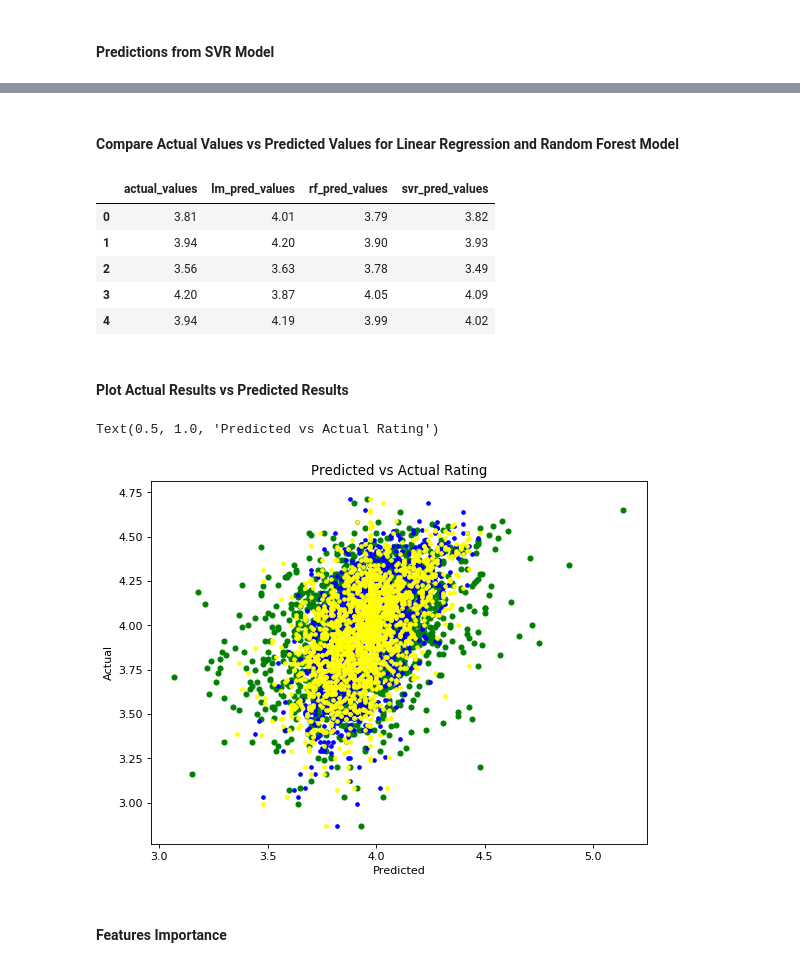
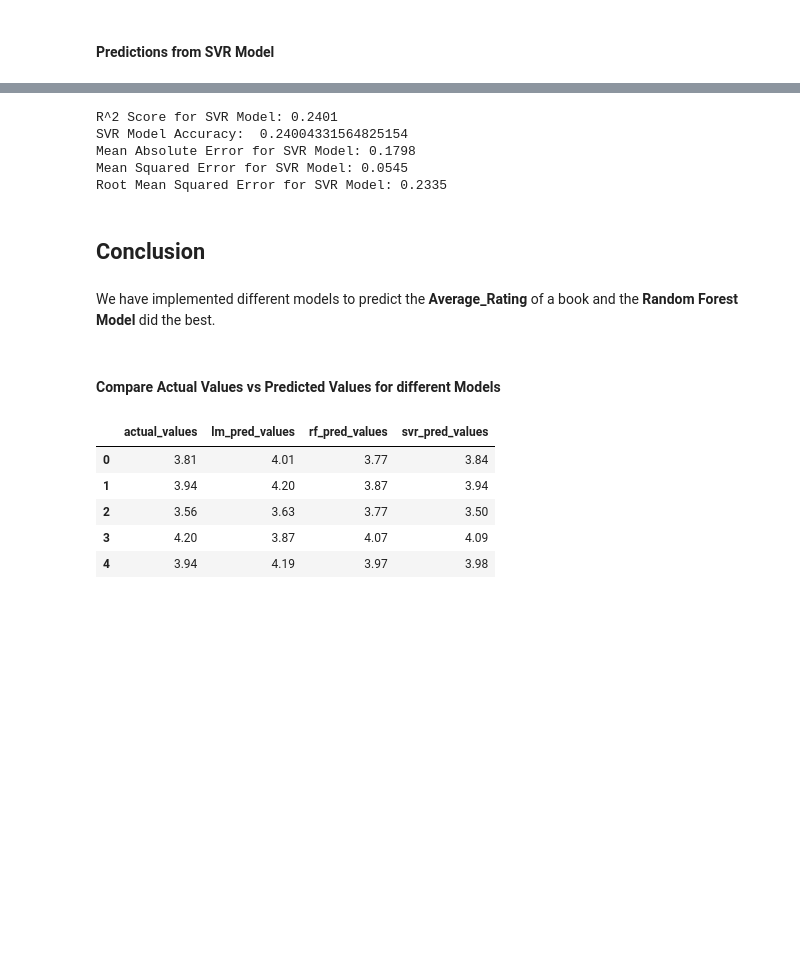
Before and after one commit to Oindrila-Sen/Springboard, a Jupyter notebook: Capstone1/goodreads/Goodreads_Fit_a_Model.ipynb, the cells around one changed output, grey strips where cells are left out. Saved outputs shown, nothing was run; the diff lists cells and outputs as text; code cells hidden in the pictures; blank space fills up the shorter version.

```diff
--- a/Capstone1/goodreads/Goodreads_Fit_a_Model.ipynb
+++ b/Capstone1/goodreads/Goodreads_Fit_a_Model.ipynb
@@ -195,0 +343,3 @@ At around 150 estimators, the score seems to get stable and not increasing anymo
+# %%
+rf_final = RandomForestRegressor(n_estimators = 150, random_state = 42)
+fit_final = rf_final.fit(X_imp_train, y_train)
@@ -195,0 +348,3 @@ At around 150 estimators, the score seems to get stable and not increasing anymo
+# %%
+y_rf_final = rf_final.predict(X_imp_test)
+y_rf_final = y_rf_final.round(2)
@@ -198,6 +379,6 @@ At around 150 estimators, the score seems to get stable and not increasing anymo
 # %%
-clf = svm.SVR()
-clf.fit(X_train, y_train)
+clf = SVR()
+clf.fit(X_imp_train, y_train)
 # %% [output]
 SVR(C=1.0, cache_size=200, coef0=0.0, degree=3, epsilon=0.1,
   gamma='auto_deprecated', kernel='rbf', max_iter=-1, shrinking=True,
@@ -221,5 +386,5 @@ y_pred_rf = y_pred_rf.round(2)
 # %% [markdown]
 #### Predictions from SVR Model
 # %%
-y_pred_svm = clf.predict(X_test)
+y_pred_svm = clf.predict(X_imp_test)
 y_pred_svm = y_pred_svm.round(2)
@@ -266,34 +402,38 @@ Root Mean Squared Error for SVR Model: 0.23142293793057234
+# %%
+print('R^2 Score for SVR Model:', round(clf.score(X_imp_test, y_test),4))
+###. Using Metrics
+print('SVR Model Accuracy: ', metrics.r2_score(y_test, y_pred_svm))
+print('Mean Absolute Error for SVR Model:', round(metrics.mean_absolute_error(y_test, y_pred_svm),4))
+print('Mean Squared Error for SVR Model:', round(metrics.mean_squared_error(y_test, y_pred_svm),4))
+print('Root Mean Squared Error for SVR Model:', round(np.sqrt(metrics.mean_squared_error(y_test, y_pred_svm)),4))
+# %% [output]
+R^2 Score for SVR Model: 0.2401
+SVR Model Accuracy:  0.24004331564825154
+Mean Absolute Error for SVR Model: 0.1798
+Mean Squared Error for SVR Model: 0.0545
+Root Mean Squared Error for SVR Model: 0.2335
+# %% [markdown]
+## Conclusion
+# %% [markdown]
+We have implemented different models to predict the **Average_Rating** of a book and the **Random Forest Model** did the best.
 # %% [markdown]
-#### Compare Actual Values vs Predicted Values for Linear Regression and Random Forest Model
+#### Compare Actual Values vs Predicted Values for different Models
 # %%
 actual_values = np.asarray(y_test.average_rating)
+y_pred_lm = y_pred_lm.tolist()
+y_pred_lm = list(itertools.chain.from_iterable(y_pred_lm))
 lm_pred_values = np.asarray(y_pred_lm)
-rf_pred_values = np.asarray(y_pred_rf)
+rf_pred_values = np.asarray(y_rf_final)
 svr_pred_values = np.asarray(y_pred_svm)
 results = pd.DataFrame({'actual_values':actual_values,
                         'lm_pred_values':lm_pred_values,
-                        'rf_pred_values':rf_pred_values,
+                        'rf_pred_values':y_rf_final,
                         'svr_pred_values':svr_pred_values})
 results.head()
 # %% [output]
 |  | actual_values | lm_pred_values | rf_pred_values | svr_pred_values |
-| 0 | 3.81 | 4.01 | 3.79 | 3.82 |
-| 1 | 3.94 | 4.20 | 3.90 | 3.93 |
-| 2 | 3.56 | 3.63 | 3.78 | 3.49 |
-| 3 | 4.20 | 3.87 | 4.05 | 4.09 |
-| 4 | 3.94 | 4.19 | 3.99 | 4.02 |
+| 0 | 3.81 | 4.01 | 3.77 | 3.84 |
+| 1 | 3.94 | 4.20 | 3.87 | 3.94 |
+| 2 | 3.56 | 3.63 | 3.77 | 3.50 |
+| 3 | 4.20 | 3.87 | 4.07 | 4.09 |
+| 4 | 3.94 | 4.19 | 3.97 | 3.98 |
-# %% [markdown]
-#### Plot Actual Results vs Predicted Results
-# %%
-figure(num=None, figsize=(8, 6), dpi=80, facecolor='w', edgecolor='k')
-plt.scatter(results.lm_pred_values, results.actual_values, color = 'green', s= 20.0)
-plt.scatter(results.rf_pred_values, results.actual_values, color = 'blue',s= 10.0)
-plt.scatter(results.svr_pred_values, results.actual_values, color = 'yellow',s= 10.0)
-plt.xlabel("Predicted")
-plt.ylabel("Actual")
-plt.title("Predicted vs Actual Rating")
-# %% [output]
-Text(0.5, 1.0, 'Predicted vs Actual Rating')
-[figure, removed]
-# %% [markdown]
-#### Features Importance
```
Also changed, not shown: parts of 66 cells of this notebook.
